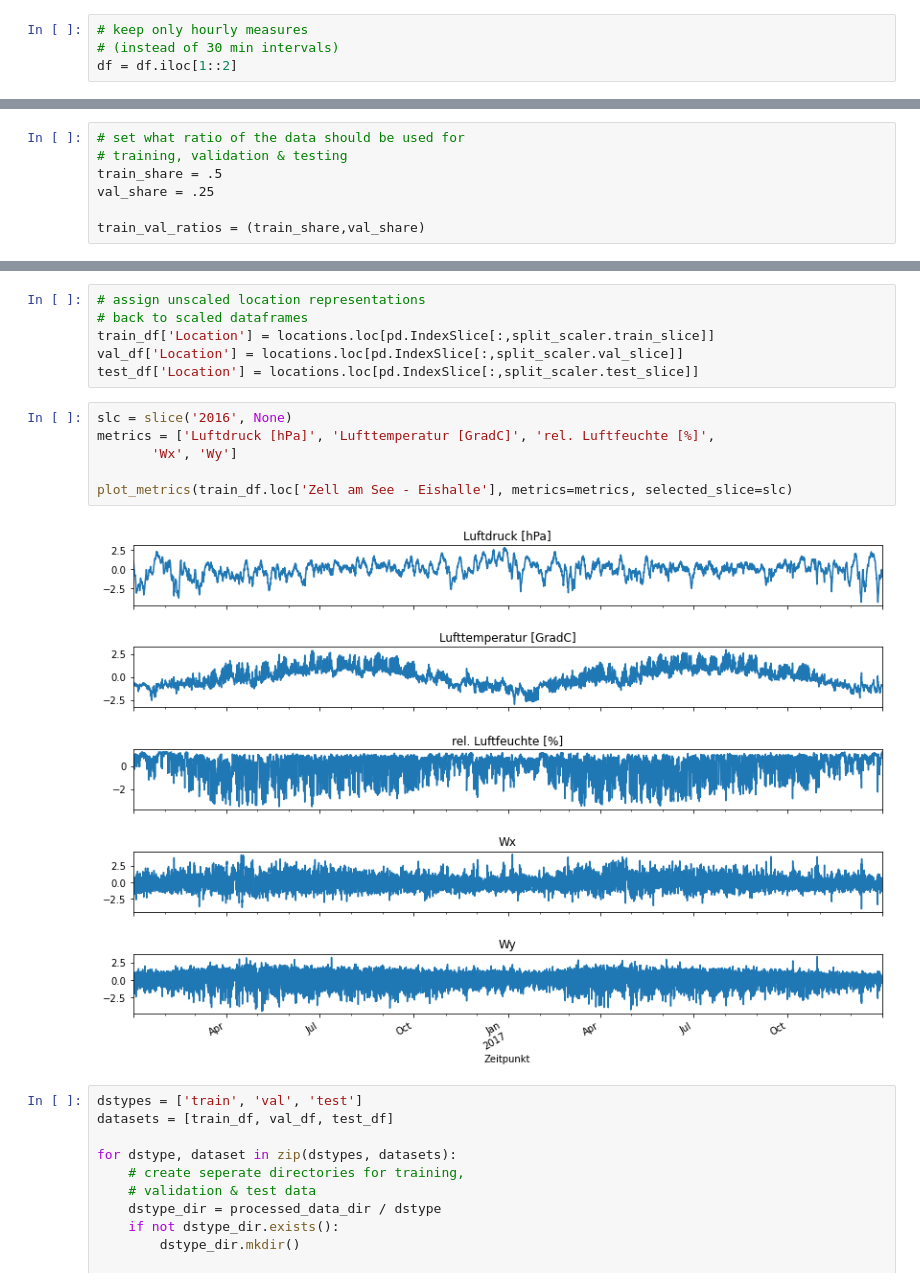
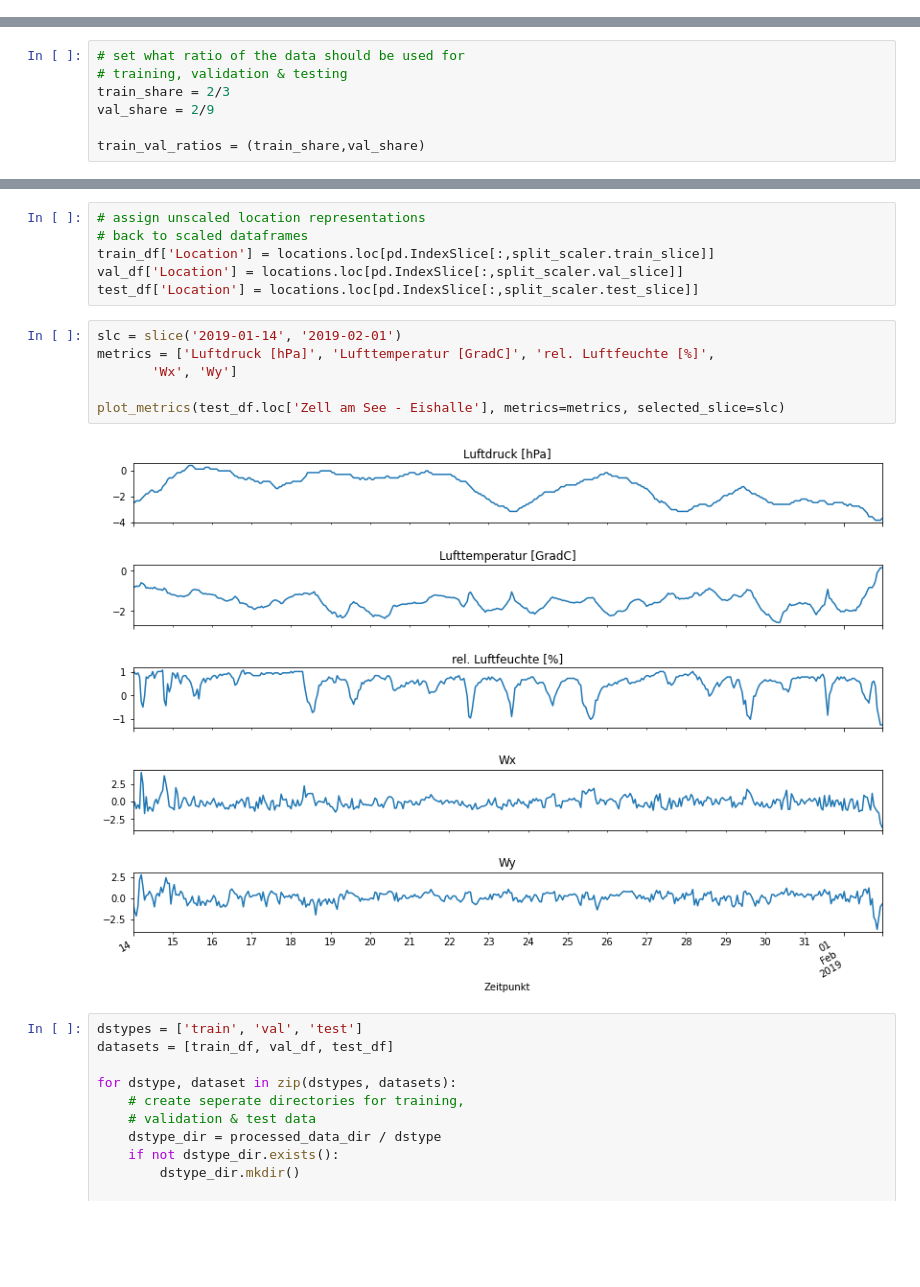
Before and after one commit to heckert/sbg-weather, a Jupyter notebook: notebooks/01-explore&prep.ipynb, the cells around one changed output, grey strips where cells are left out. Cells and saved outputs as stored; diff of their text form; blank space fills up the shorter version.

```diff
--- a/notebooks/01-explore&prep.ipynb
+++ b/notebooks/01-explore&prep.ipynb
@@ -219,7 +250,3 @@ plot_metrics(df.loc['Zell am See - Eishalle'], metrics=metrics, selected_slice=s
 # Train test split & scaling
 # %%
 df = pd.read_pickle(interim_data_dir/'sbg-weather.pkl')
-# %%
-# keep only hourly measures
-# (instead of 30 min intervals)
-df = df.iloc[1::2]
@@ -237,8 +279,8 @@ locations = pd.Series(locations, index=df.index)
 # %%
 # set what ratio of the data should be used for
 # training, validation & testing
-train_share = .5
-val_share = .25
+train_share = 2/3
+val_share = 2/9
 
 train_val_ratios = (train_share,val_share)
 # %%
@@ -257,13 +299,13 @@ train_df['Location'] = locations.loc[pd.IndexSlice[:,split_scaler.train_slice]]
 val_df['Location'] = locations.loc[pd.IndexSlice[:,split_scaler.val_slice]]
 test_df['Location'] = locations.loc[pd.IndexSlice[:,split_scaler.test_slice]]
 # %%
-slc = slice('2016', None)
+slc = slice('2019-01-14', '2019-02-01')
 metrics = ['Luftdruck [hPa]', 'Lufttemperatur [GradC]', 'rel. Luftfeuchte [%]',
        'Wx', 'Wy']
 
-plot_metrics(train_df.loc['Zell am See - Eishalle'], metrics=metrics, selected_slice=slc)
+plot_metrics(test_df.loc['Zell am See - Eishalle'], metrics=metrics, selected_slice=slc)
 # %% [output]
-[figure, old version]
+[figure, new version]
 # %%
 dstypes = ['train', 'val', 'test']
 datasets = [train_df, val_df, test_df]
```
Also changed, not shown: parts of 18 cells of this notebook, 4 other files.
